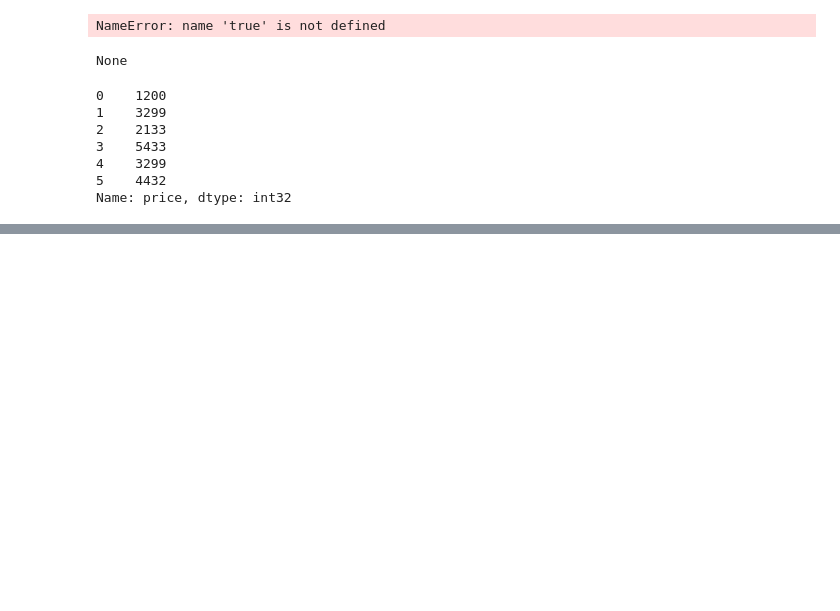
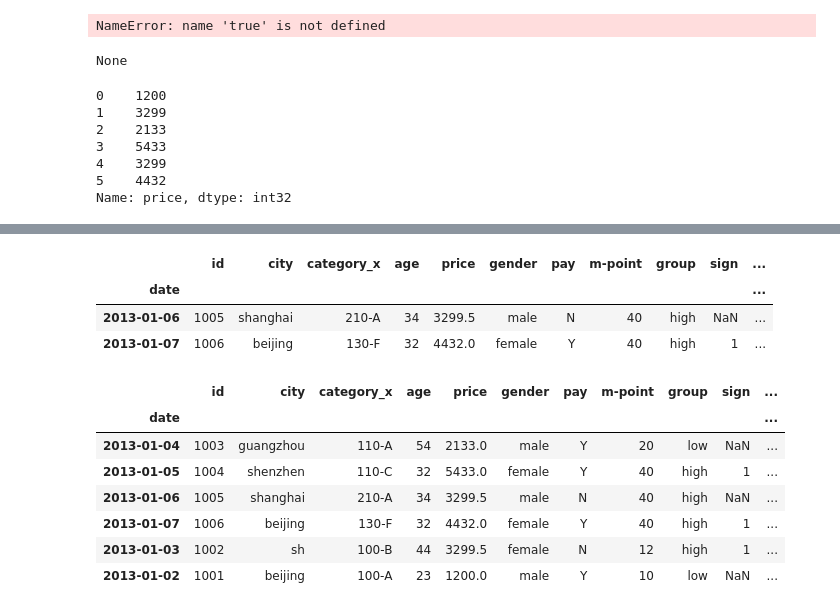
Before and after one commit to lijiaoswfu/pandascsdn1.py, a Jupyter notebook: pandas book/pandas1.ipynb, the cells around one changed output, grey strips where cells are left out. Cells and saved outputs as stored; diff of their text form; code cells hidden in the pictures; blank space fills up the shorter version.

```diff
--- a/pandas book/pandas1.ipynb
+++ b/pandas book/pandas1.ipynb
@@ -884,0 +1602,8 @@ Name: price, dtype: int32
+# %%
+df_inner=df_inner.set_index('date')
+#  设置日期为索引
+# %%
+df_inner=df_inner.set_index('date')
+
+df_inner
+#  设置日期为索引
@@ -884,0 +1612,5 @@ Name: price, dtype: int32
+# %%
+df_inner=df_inner.set_index('date')
+
+df_inner[:'2013-01-04']
+#  设置日期为索引
@@ -884,0 +1683,6 @@ Name: price, dtype: int32
+# %%
+df_inner['city'].astype('str')
+df_inner.loc[(df_inner['city'] == 'beijing') & (df_inner['price'] >= 4000), 'sign']=1
+
+print(df_inner)
+# 对复合多个条件的数据进行分组标记(有问题)
@@ -884,0 +2041,22 @@ Name: price, dtype: int32
+# %%
+weights = [0, 0, 0, 0, 0.5, 0.5]
+
+df_inner.sample(n=2, weights=weights)
+# 手动设置采样权重
+# %% [output]
+|  | id | city | category_x | age | price | gender | pay | m-point | group | sign | ... |
+| date |  |  |  |  |  |  |  |  |  |  | ... |
+| 2013-01-06 | 1005 | shanghai | 210-A | 34 | 3299.5 | male | N | 40 | high | NaN | ... |
+| 2013-01-07 | 1006 | beijing | 130-F | 32 | 4432.0 | female | Y | 40 | high | 1 | ... |
+# %%
+df_inner.sample(n=6, replace=False)
+# 采样后不放回
+# %% [output]
+|  | id | city | category_x | age | price | gender | pay | m-point | group | sign | ... |
+| date |  |  |  |  |  |  |  |  |  |  | ... |
+| 2013-01-04 | 1003 | guangzhou | 110-A | 54 | 2133.0 | male | Y | 20 | low | NaN | ... |
+| 2013-01-05 | 1004 | shenzhen | 110-C | 32 | 5433.0 | female | Y | 40 | high | 1 | ... |
+| 2013-01-06 | 1005 | shanghai | 210-A | 34 | 3299.5 | male | N | 40 | high | NaN | ... |
+| 2013-01-07 | 1006 | beijing | 130-F | 32 | 4432.0 | female | Y | 40 | high | 1 | ... |
+| 2013-01-03 | 1002 | sh | 100-B | 44 | 3299.5 | female | N | 12 | high | 1 | ... |
+| 2013-01-02 | 1001 | beijing | 100-A | 23 | 1200.0 | male | Y | 10 | low | NaN | ... |
```
Also changed, not shown: parts of 101 cells of this notebook.
